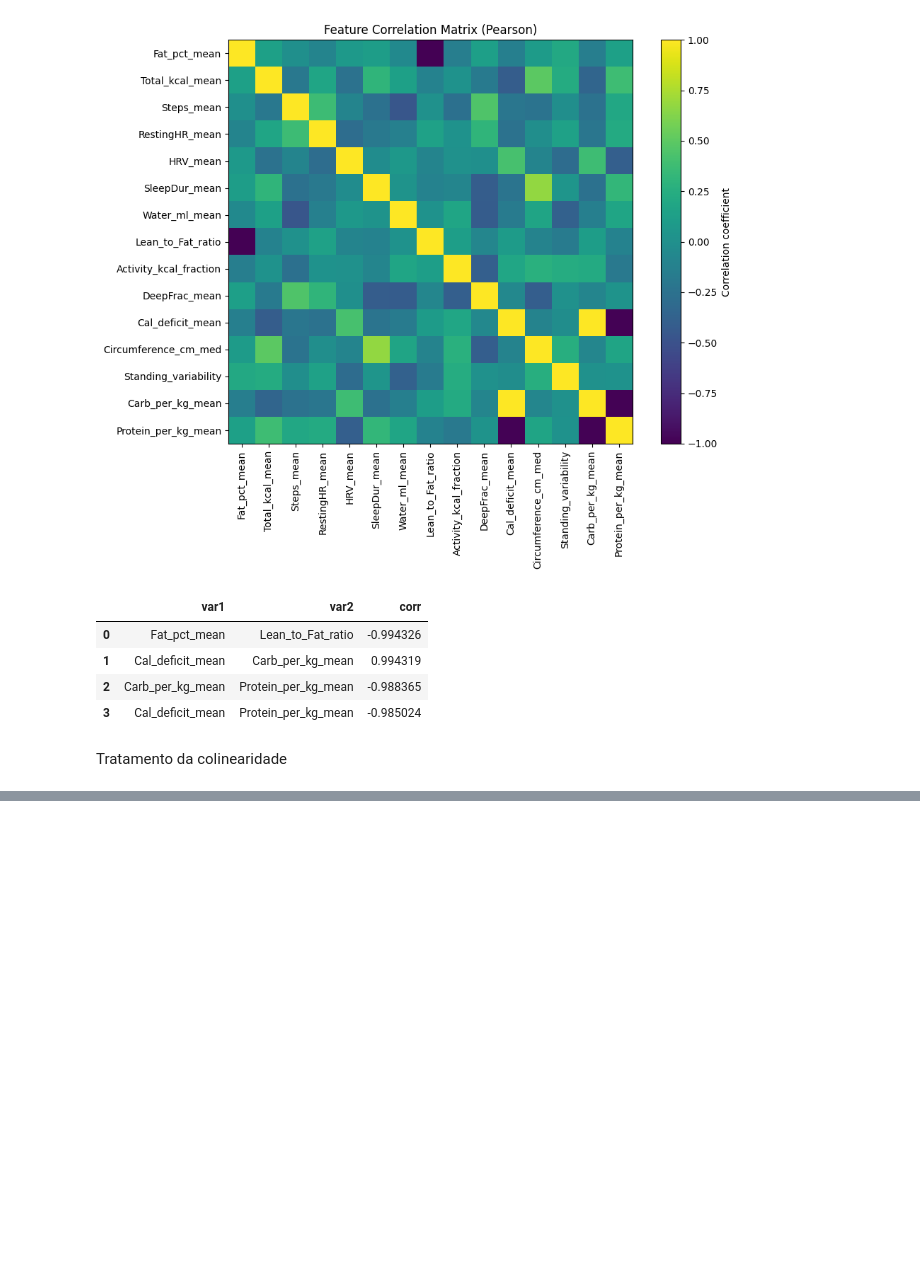
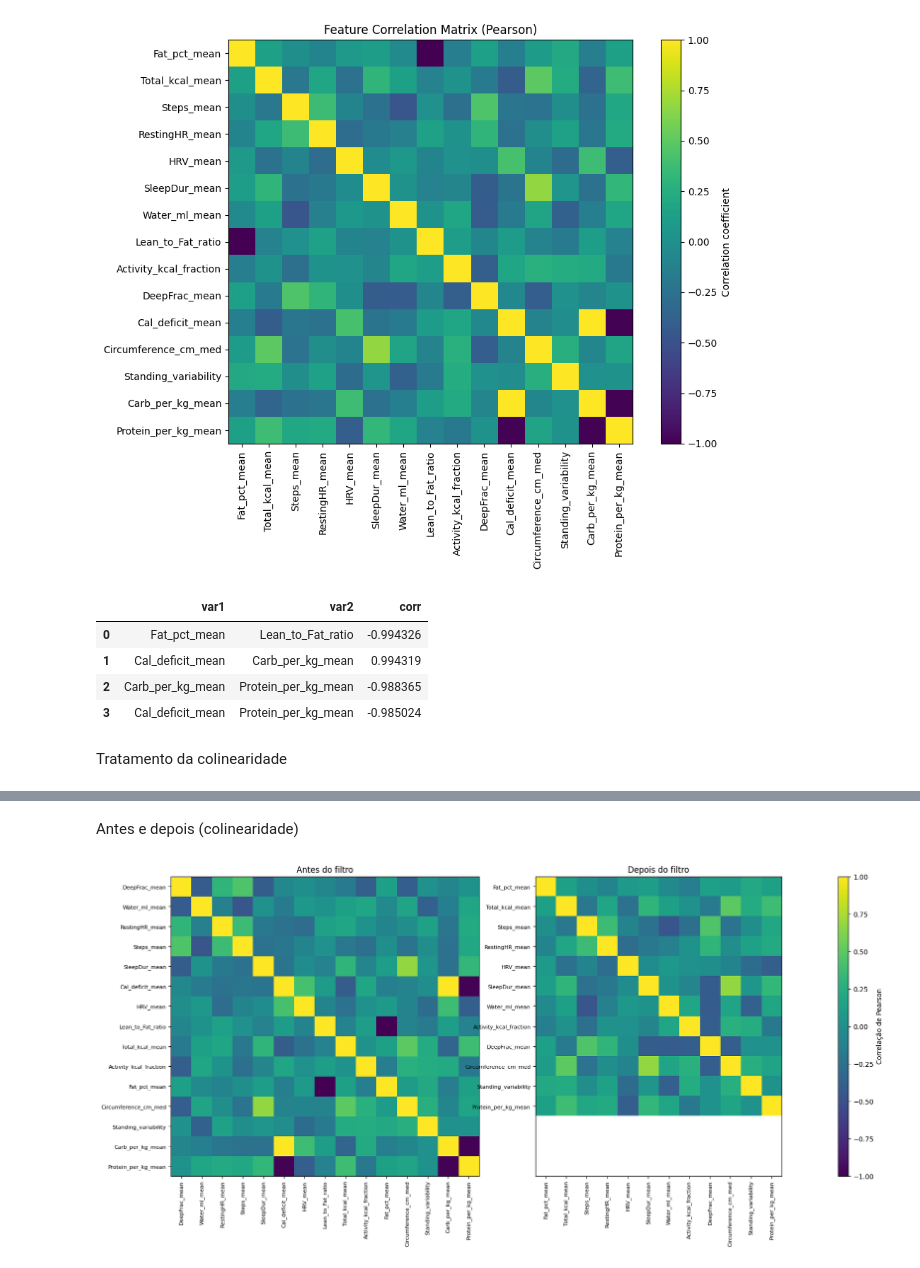
Before and after one commit to lumelab-ai/Bayesian_Weight_Tracker, a Jupyter notebook: BTST Novo V2.ipynb, the cells around one changed output, grey strips where cells are left out. Drawn from its saved outputs; the diff is of its cells as text; code cells hidden in the pictures; blank space fills up the shorter version.

Commit message:
v.0.1.1 Melhores heatmaps duplos

```diff
--- a/BTST Novo V2.ipynb
+++ b/BTST Novo V2.ipynb
@@ -545,0 +553,71 @@ Lista de eliminadas em: /Users/luc/Documents/TCC v2/datasets/janelas_91d_removed
+# %% [markdown]
+Antes e depois (colinearidade)
+# %%
+# ================================================================
+# Célula: Heat-map de correlações ANTES × DEPOIS (versão 4)
+# ----------------------------------------------------------------
+# • Painel “Depois” mostra apenas variáveis mantidas.
+# • Colorbar em **eixo separado** à direita do segundo heat-map —
+#   não sobrepõe gráficos.
+# • Altura dos dois painéis se alinha pela base; o segundo pode ser
+#   mais estreito se tiver menos variáveis.
+# ================================================================
+
+import pandas as pd
+import matplotlib.pyplot as plt
+import matplotlib as mpl
+from matplotlib.gridspec import GridSpec
+
+BEFORE_PATH = "datasets/janelas_91d.parquet"
+AFTER_PATH  = "datasets/janelas_91d_filtered.parquet"
+TARGET = "slope_kg_per_week"
+DATE   = "window_start"
+
+# ---- Load data ----
+df_before = pd.read_parquet(BEFORE_PATH)
+df_after  = pd.read_parquet(AFTER_PATH)
+
+feat_before = [c for c in df_before.columns if c not in {TARGET, DATE}]
+feat_after  = [c for c in df_after.columns  if c not in {TARGET, DATE}]
+
+corr_before = df_before[feat_before].corr()
+corr_after  = df_after[feat_after].corr()
+
+# ---- Figure layout ----
+fig = plt.figure(figsize=(18, 8))
+# Grid: | before | after | colorbar |
+gs = GridSpec(1, 3, width_ratios=[len(feat_before), len(feat_after), 0.5], wspace=0.3)
+
+ax_before = fig.add_subplot(gs[0])
+ax_after  = fig.add_subplot(gs[1])
+cb_ax     = fig.add_subplot(gs[2])  # narrow axis for colorbar
+
+cmap = mpl.colormaps["viridis"].copy()
+
+# ---- Plot BEFORE ----
+im1 = ax_before.imshow(corr_before.values, vmin=-1, vmax=1, cmap=cmap, aspect="auto")
+ax_before.set_xticks(range(len(feat_before)))
+ax_before.set_yticks(range(len(feat_before)))
+ax_before.set_xticklabels(feat_before, rotation=90, fontsize=8)
+ax_before.set_yticklabels(feat_before, fontsize=8)
+ax_before.set_title("Antes do filtro")
+
+# ---- Plot AFTER ----
+im2 = ax_after.imshow(corr_after.values, vmin=-1, vmax=1, cmap=cmap, aspect="auto")
+ax_after.set_xticks(range(len(feat_after)))
+ax_after.set_yticks(range(len(feat_after)))
+ax_after.set_xticklabels(feat_after, rotation=90, fontsize=8)
+ax_after.set_yticklabels(feat_after, fontsize=8)
+ax_after.set_title("Depois do filtro")
+
+# ---- Colorbar (single, shared scale) ----
+fig.colorbar(im1, cax=cb_ax, label="Correlação de Pearson")
+cb_ax.yaxis.set_ticks_position('right')
+
+# Align bases by setting limits equal vertically
+ax_after.set_ylim(ax_before.get_ylim())
+
+plt.tight_layout()
+plt.show()
+# %% [output]
+[figure, added]
```
Also changed, not shown: parts of 1 cell of this notebook, 1 other file.
